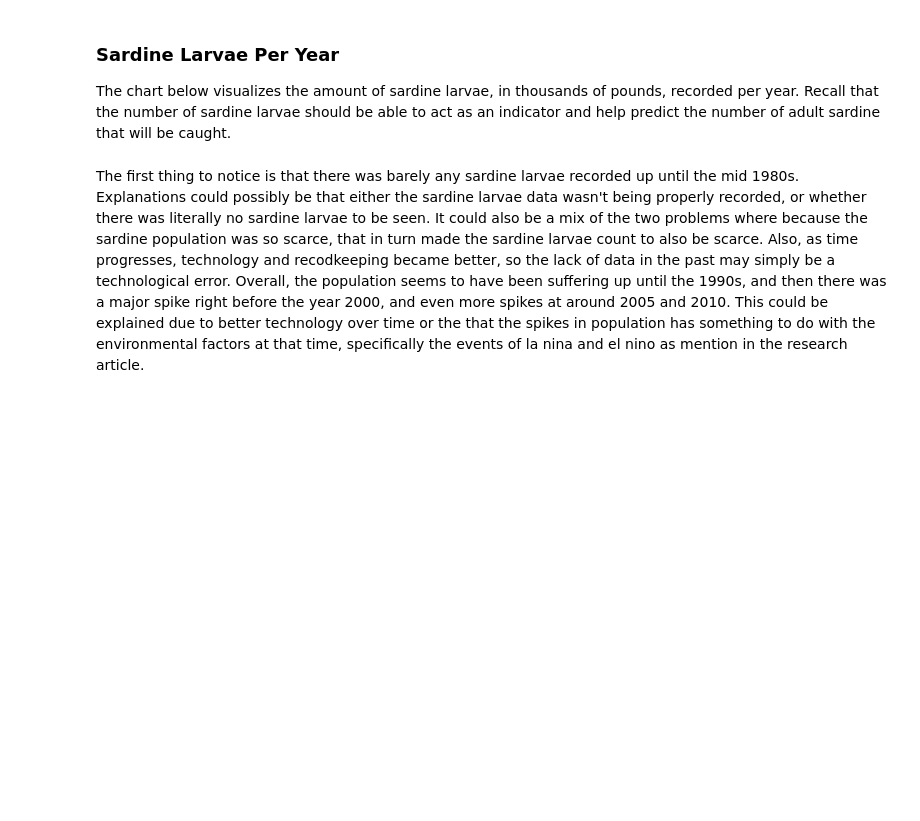
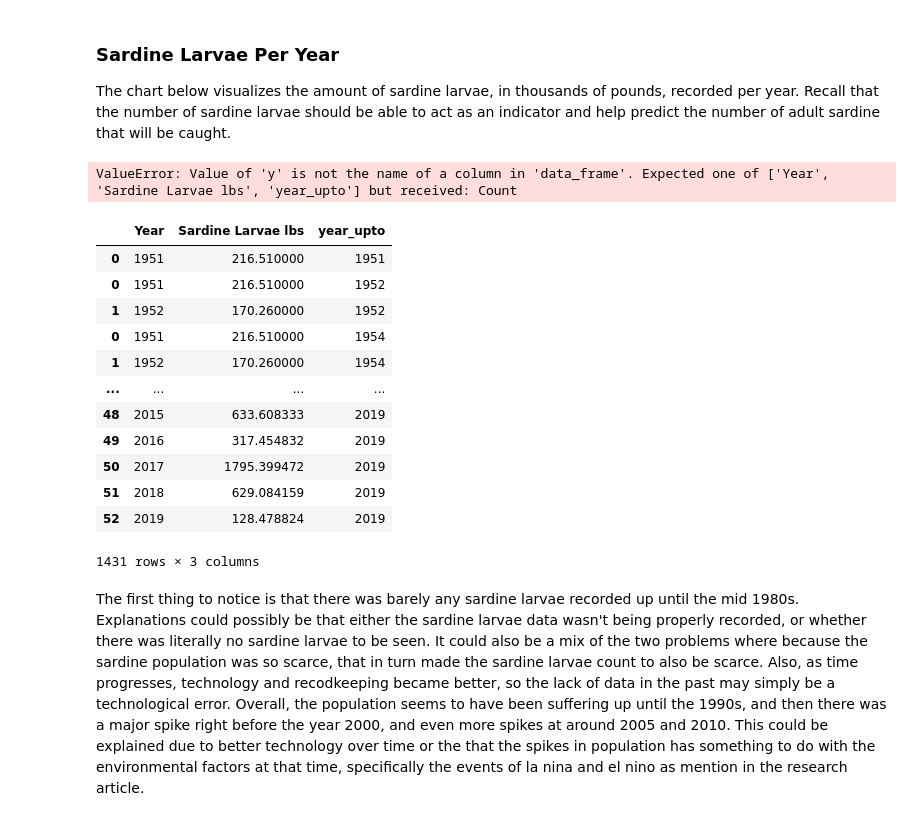
Before and after one commit to reznikovl/calcofi1-book, a Jupyter notebook: population_visualization.ipynb, the cells around one changed output. Cells and saved outputs as stored; diff of their text form; code cells hidden in the pictures; blank space fills up the shorter version.

```diff
--- a/population_visualization.ipynb
+++ b/population_visualization.ipynb
@@ -23,6 +24,62 @@ fig = px.line(
     title = 'Sardine Larvae Pounds Per Year',
     labels={'Sardine Larvae lbs':'Sardine Larvae (Lbs.)'})
 fig.show()
+# %%
+sardine_ts2 = sardine_larvae
+
+# animated plot
+
+# create new variable that keeps track of "year" -> used to animate the line graph
+data_sardine = []
+for y in sardine_ts2['Year'].unique():
+    df = sardine_ts2[sardine_ts2.Year<=y].copy()
+    df['year_upto'] = y
+    data_sardine.append(df)
+sardine_ts_animated = pd.concat(data_sardine)
+#sardine_ts_animated
+
+# convert Year column into integers
+sardine_ts_animated.Year = sardine_ts_animated.Year.astype(int)
+
+# generate line plot
+fig_sardine_animated = px.line(
+    sardine_ts_animated,
+    x = 'Year',
+    y = 'Sardine Larvae lbs',
+    animation_frame = 'year_upto',
+    range_x = [1967,2022],
+    hover_name = 'Count',
+    hover_data = {'year_upto':False,'Year':True,'Count':False},
+    title = 'Sardine Abundance, By Year',
+    labels = {'Count':'Sardine Abundance (thousands)','Year':'Year','year_upto':'Year'},
+    template = 'plotly'
+)
+
+# configure axis ranges
+fig_sardine_animated.update_xaxes(autorange=False)
+fig_sardine_animated.update_yaxes(range=[0,325])
+
+# configure window layout and display plot
+fig_sardine_animated.update_layout(autosize=True)
+fig_sardine_animated.show(animate=True,autorange=False)
+# %% [output]
+ValueError: Value of 'y' is not the name of a column in 'data_frame'. Expected one of ['Year', 'Sardine Larvae lbs', 'year_upto'] but received: Count
+# %%
+sardine_larvae_animated
+# %% [output]
+|  | Year | Sardine Larvae lbs | year_upto |
+| 0 | 1951 | 216.510000 | 1951 |
+| 0 | 1951 | 216.510000 | 1952 |
+| 1 | 1952 | 170.260000 | 1952 |
+| 0 | 1951 | 216.510000 | 1954 |
+| 1 | 1952 | 170.260000 | 1954 |
+| ... | ... | ... | ... |
+| 48 | 2015 | 633.608333 | 2019 |
+| 49 | 2016 | 317.454832 | 2019 |
+| 50 | 2017 | 1795.399472 | 2019 |
+| 51 | 2018 | 629.084159 | 2019 |
+| 52 | 2019 | 128.478824 | 2019 |
+1431 rows × 3 columns
 # %% [markdown]
 The first thing to notice is that there was barely any sardine larvae recorded up until the mid 1980s. Explanations could possibly be that either the sardine larvae data wasn't being properly recorded, or whether there was literally no sardine larvae to be seen. It could also be a mix of the two problems where because the sardine population was so scarce, that in turn made the sardine larvae count to also be scarce. Also, as time progresses, technology and recodkeeping became better, so the lack of data in the past may simply be a technological error. Overall, the population seems to have been suffering up until the 1990s, and then there was a major spike right before the year 2000, and even more spikes at around 2005 and 2010. This could be explained due to better technology over time or the that the spikes in population has something to do with the environmental factors at that time, specifically the events of la nina and el nino as mention in the research article.
 # %% [markdown]
```
Also changed, not shown: parts of 2 cells of this notebook.
